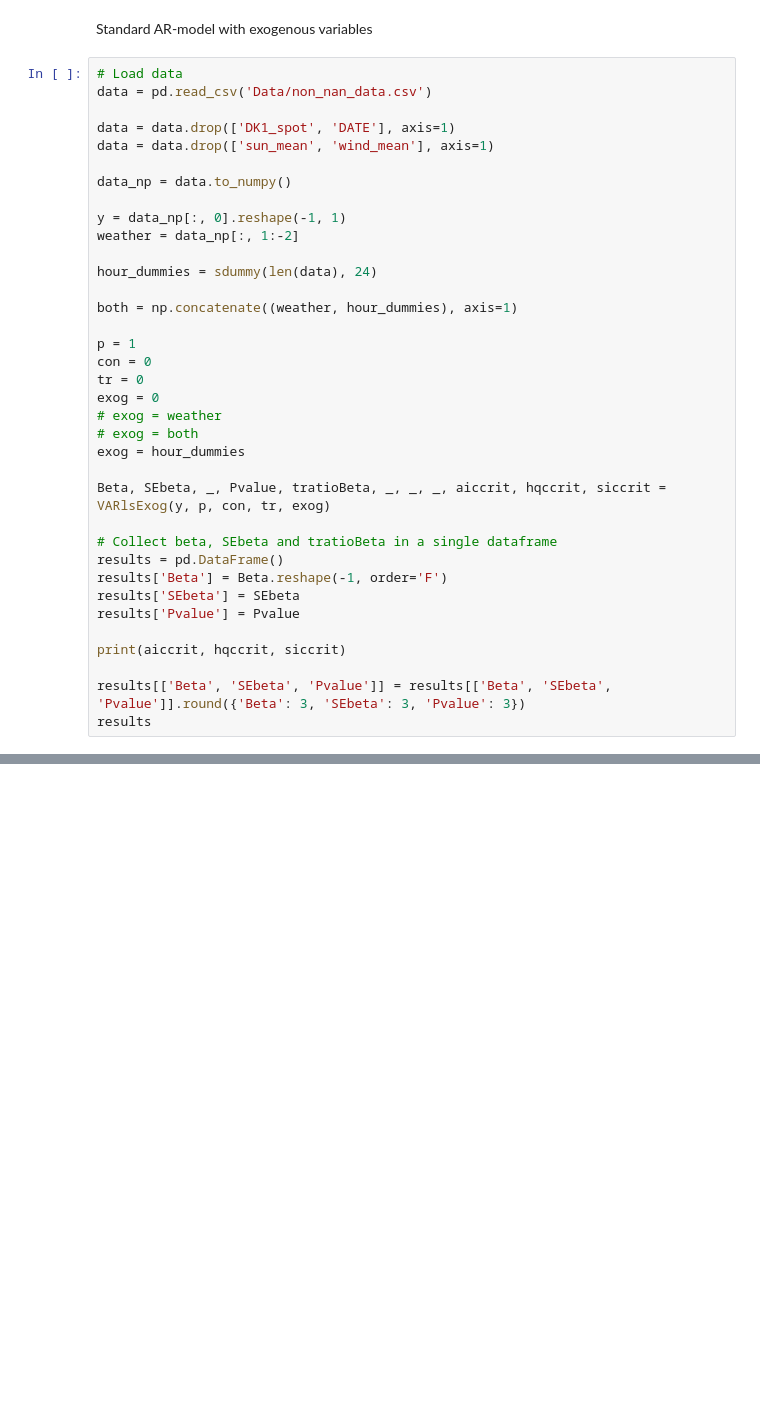
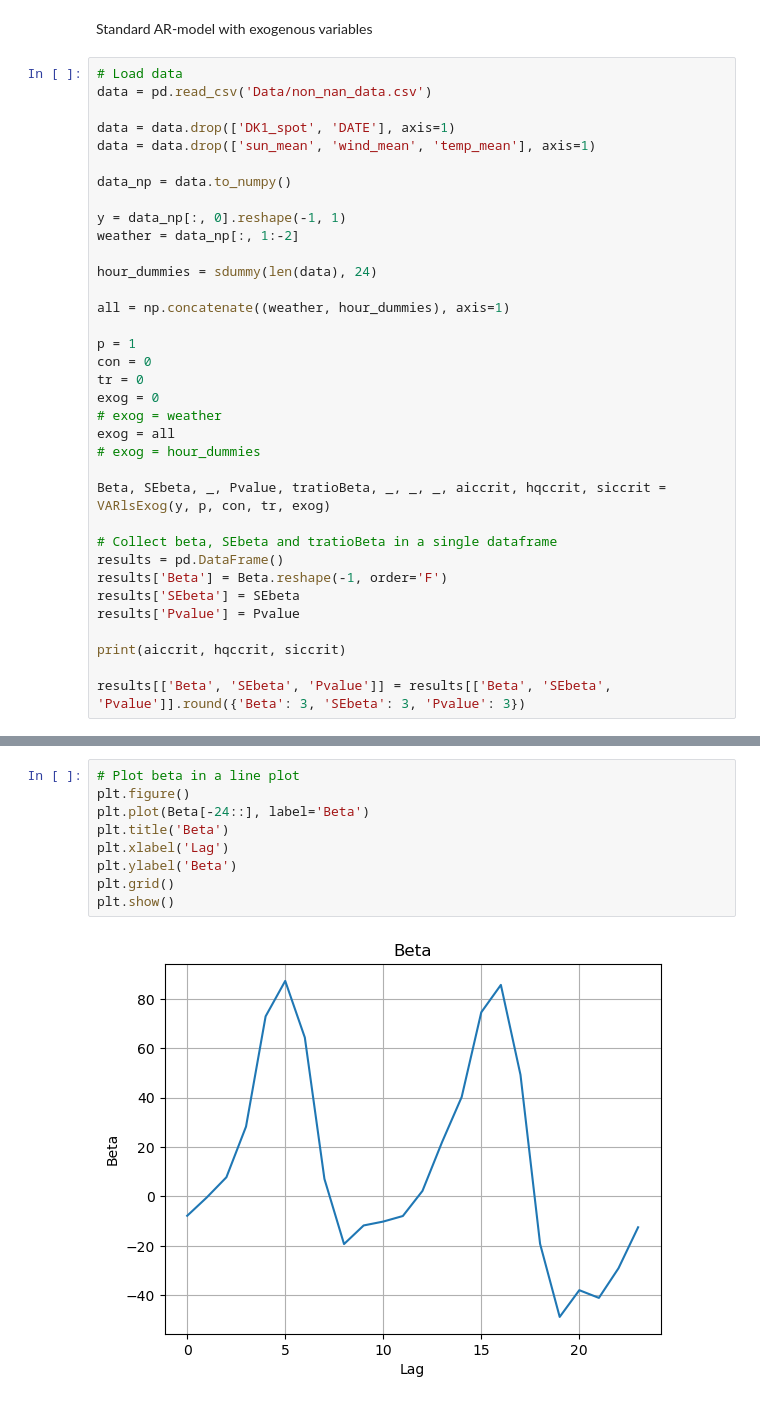
Before and after one commit to peterravn/Seminar-Adv-Finance, a Jupyter notebook: Test models.ipynb, the cells around one changed output, grey strips where cells are left out. Cells and saved outputs as stored; diff of their text form; blank space fills up the shorter version.

```diff
--- a/Test models.ipynb
+++ b/Test models.ipynb
@@ -67,7 +82,7 @@ Standard AR-model with exogenous variables
 data = pd.read_csv('Data/non_nan_data.csv')
 
 data = data.drop(['DK1_spot', 'DATE'], axis=1)
-data = data.drop(['sun_mean', 'wind_mean'], axis=1)
+data = data.drop(['sun_mean', 'wind_mean', 'temp_mean'], axis=1)
 
 data_np = data.to_numpy()
 
@@ -76,15 +91,15 @@ weather = data_np[:, 1:-2]
 
 hour_dummies = sdummy(len(data), 24)
 
-both = np.concatenate((weather, hour_dummies), axis=1)
+all = np.concatenate((weather, hour_dummies), axis=1)
 
 p = 1
 con = 0
 tr = 0
 exog = 0
 # exog = weather
-# exog = both
-exog = hour_dummies
+exog = all
+# exog = hour_dummies
 
 Beta, SEbeta, _, Pvalue, tratioBeta, _, _, _, aiccrit, hqccrit, siccrit = VARlsExog(y, p, con, tr, exog)
 
@@ -97,5 +112,4 @@ results['Pvalue'] = Pvalue
 print(aiccrit, hqccrit, siccrit)
 
 results[['Beta', 'SEbeta', 'Pvalue']] = results[['Beta', 'SEbeta', 'Pvalue']].round({'Beta': 3, 'SEbeta': 3, 'Pvalue': 3})
-results
 # %% [output]
@@ -119,0 +117,11 @@ results
+# %%
+# Plot beta in a line plot
+plt.figure()
+plt.plot(Beta[-24::], label='Beta')
+plt.title('Beta')
+plt.xlabel('Lag')
+plt.ylabel('Beta')
+plt.grid()
+plt.show()
+# %% [output]
+[figure, added]
```
Also changed, not shown: parts of 2 cells of this notebook, 2 other files.
